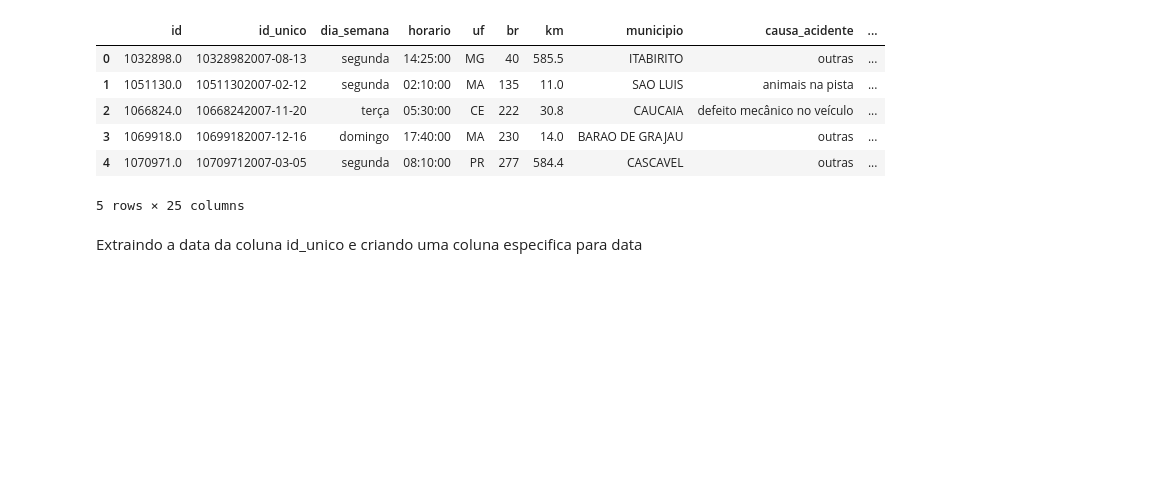
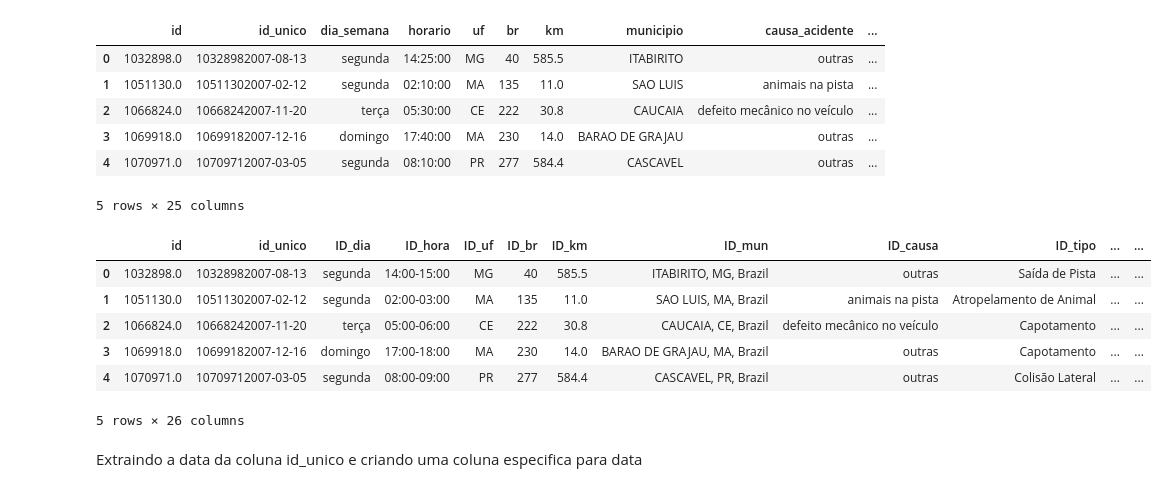
Before and after one commit to KPxto/pucminas_tcc_mba, a Jupyter notebook: tratamento_tcc_completo.ipynb, the cells around one changed output. Drawn from its saved outputs; the diff is of its cells as text; code cells hidden in the pictures; blank space fills up the shorter version.

```diff
--- a/tratamento_tcc_completo.ipynb
+++ b/tratamento_tcc_completo.ipynb
@@ -12,7 +12,7 @@ from time import sleep
 # %% [markdown]
 ### Leitura do arquivo
 # %%
-df = pd.read_csv('data/acidentes2007-2020.tar.xz', compression='xz', usecols=[
+df = pd.read_csv('acidentes2007-2020.tar.xz', compression='xz', usecols=[
     'id', 'id_unico', 'dia_semana', 'horario', 'uf', 'br', 'km', 'municipio',
     'causa_acidente', 'tipo_acidente', 'classificacao_acidente', 'fase_dia',
     'sentido_via', 'condicao_metereologica', 'tipo_pista', 'tracado_via',
@@ -151,3 +151,6 @@ df.head()
 | 3 | 1069918.0 | 10699182007-12-16 | domingo | 17:40:00 | MA | 230 | 14.0 | BARAO DE GRAJAU | outras | ... |
 | 4 | 1070971.0 | 10709712007-03-05 | segunda | 08:10:00 | PR | 277 | 584.4 | CASCAVEL | outras | ... |
 5 rows × 25 columns
+# %%
+# recriando a coluna município para que o mapa do Power BI localize com mais facilidade
+df['ID_mun'] = df['ID_mun'] + ',' + ' ' + df['ID_uf'] + ', Brazil'
@@ -154,3 +159,13 @@ df.head()
+# %%
+df
+# %% [output]
+|  | id | id_unico | ID_dia | ID_hora | ID_uf | ID_br | ID_km | ID_mun | ID_causa | ID_tipo | ... | ... |
+| 0 | 1032898.0 | 10328982007-08-13 | segunda | 14:00-15:00 | MG | 40 | 585.5 | ITABIRITO, MG, Brazil | outras | Saída de Pista | ... | ... |
+| 1 | 1051130.0 | 10511302007-02-12 | segunda | 02:00-03:00 | MA | 135 | 11.0 | SAO LUIS, MA, Brazil | animais na pista | Atropelamento de Animal | ... | ... |
+| 2 | 1066824.0 | 10668242007-11-20 | terça | 05:00-06:00 | CE | 222 | 30.8 | CAUCAIA, CE, Brazil | defeito mecânico no veículo | Capotamento | ... | ... |
+| 3 | 1069918.0 | 10699182007-12-16 | domingo | 17:00-18:00 | MA | 230 | 14.0 | BARAO DE GRAJAU, MA, Brazil | outras | Capotamento | ... | ... |
+| 4 | 1070971.0 | 10709712007-03-05 | segunda | 08:00-09:00 | PR | 277 | 584.4 | CASCAVEL, PR, Brazil | outras | Colisão Lateral | ... | ... |
+5 rows × 26 columns
 # %% [markdown]
 Extraindo a data da coluna id_unico e criando uma coluna especifica para data
 # %%
```
Also changed, not shown: parts of 23 cells of this notebook.
